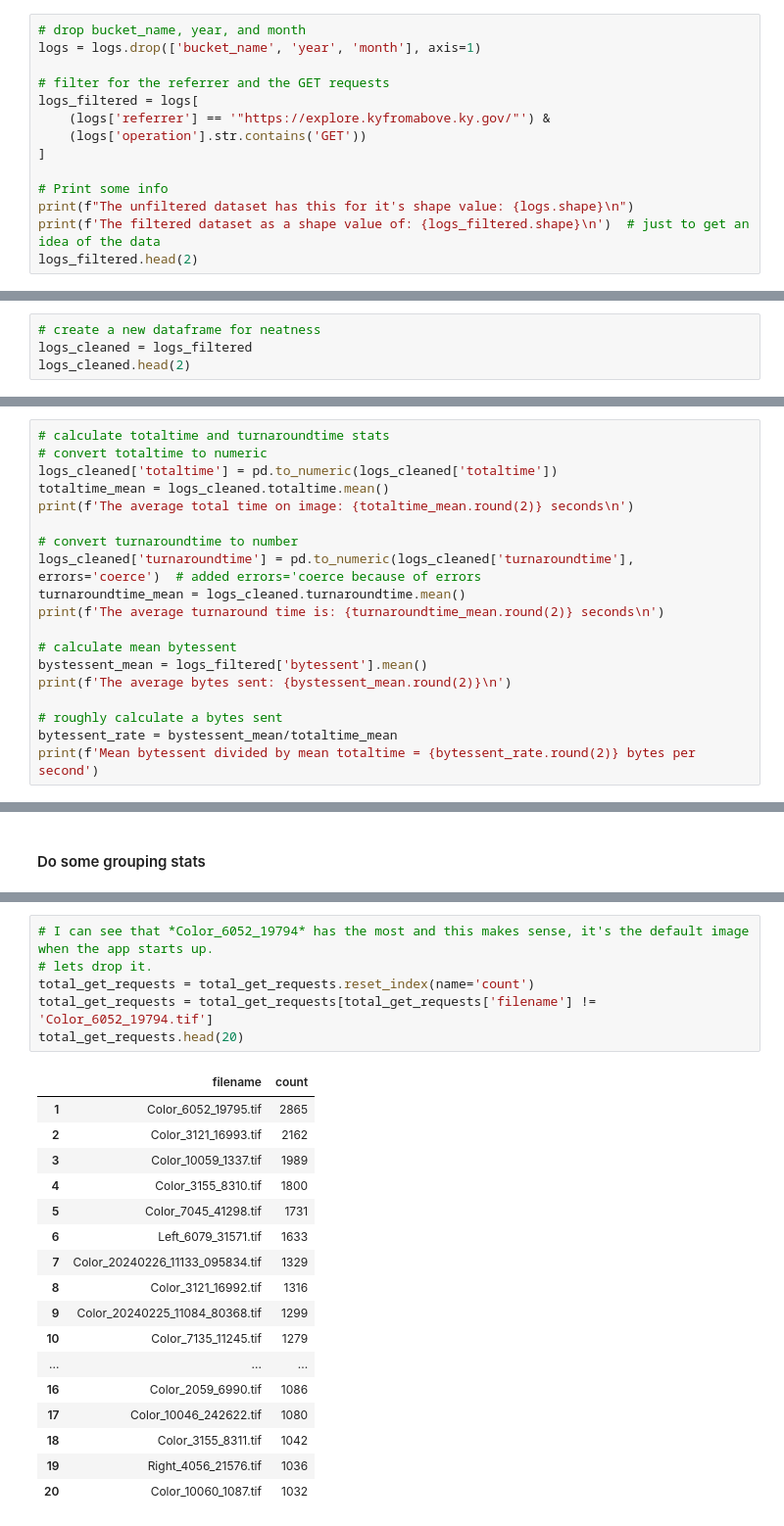
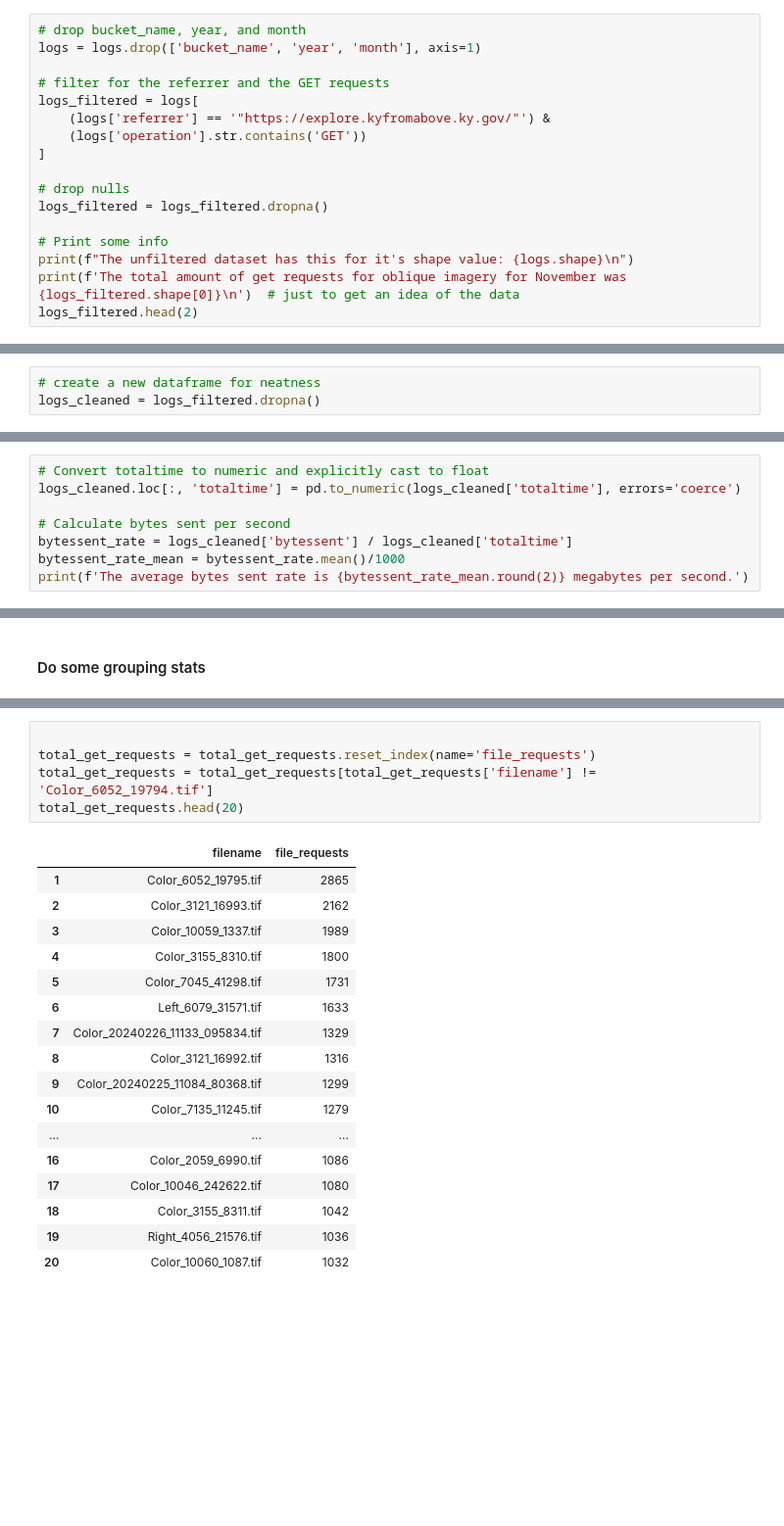
Before and after one commit to ianhorn/codeky-da-module2-project, a Jupyter notebook: data-project.ipynb, the cells around one changed output, grey strips where cells are left out. Shown: that part at 98% size. Drawn from its saved outputs; the diff is of its cells as text; blank space fills up the shorter version.

```diff
--- a/data-project.ipynb
+++ b/data-project.ipynb
@@ -83,9 +85,12 @@ logs_filtered = logs[
     (logs['operation'].str.contains('GET'))
 ]
 
+# drop nulls
+logs_filtered = logs_filtered.dropna()
+
 # Print some info
 print(f"The unfiltered dataset has this for it's shape value: {logs.shape}\n")
-print(f'The filtered dataset as a shape value of: {logs_filtered.shape}\n')  # just to get an idea of the data
+print(f'The total amount of get requests for oblique imagery for November was {logs_filtered.shape[0]}\n')  # just to get an idea of the data
 logs_filtered.head(2)
 # %% [output]
 The unfiltered dataset has this for it's shape value: (6612895, 23)
@@ -192,4 +197,3 @@ Name: filename, dtype: object
 # %%
 # create a new dataframe for neatness
-logs_cleaned = logs_filtered
-logs_cleaned.head(2)
+logs_cleaned = logs_filtered.dropna()
@@ -201,22 +201,3 @@ logs_cleaned.head(2)
 ---
 
 ### Calculate some values for different columns
-# %%
-# calculate totaltime and turnaroundtime stats
-# convert totaltime to numeric
-logs_cleaned['totaltime'] = pd.to_numeric(logs_cleaned['totaltime'])
-totaltime_mean = logs_cleaned.totaltime.mean()
-print(f'The average total time on image: {totaltime_mean.round(2)} seconds\n')
-
-# convert turnaroundtime to number
-logs_cleaned['turnaroundtime'] = pd.to_numeric(logs_cleaned['turnaroundtime'], errors='coerce')  # added errors='coerce because of errors
-turnaroundtime_mean = logs_cleaned.turnaroundtime.mean()
-print(f'The average turnaround time is: {turnaroundtime_mean.round(2)} seconds\n')
-
-# calculate mean bytessent
-bystessent_mean = logs_filtered['bytessent'].mean()
-print(f'The average bytes sent: {bystessent_mean.round(2)}\n')
-
-# roughly calculate a bytes sent
-bytessent_rate = bystessent_mean/totaltime_mean
-print(f'Mean bytessent divided by mean totaltime = {bytessent_rate.round(2)} bytes per second')
@@ -230,0 +204,8 @@ Mean bytessent divided by mean totaltime = 1780.62 bytes per second
+# %%
+# Convert totaltime to numeric and explicitly cast to float
+logs_cleaned.loc[:, 'totaltime'] = pd.to_numeric(logs_cleaned['totaltime'], errors='coerce')
+
+# Calculate bytes sent per second
+bytessent_rate = logs_cleaned['bytessent'] / logs_cleaned['totaltime']
+bytessent_rate_mean = bytessent_rate.mean()/1000
+print(f'The average bytes sent rate is {bytessent_rate_mean.round(2)} megabytes per second.')
@@ -255,11 +241,10 @@ dtype: int64
 # %%
-# I can see that *Color_6052_19794* has the most and this makes sense, it's the default image when the app starts up.
-# lets drop it.
-total_get_requests = total_get_requests.reset_index(name='count')
+
+total_get_requests = total_get_requests.reset_index(name='file_requests')
 total_get_requests = total_get_requests[total_get_requests['filename'] != 'Color_6052_19794.tif']
 total_get_requests.head(20)
 # %% [output]
-|  | filename | count |
+|  | filename | file_requests |
 | 1 | Color_6052_19795.tif | 2865 |
 | 2 | Color_3121_16993.tif | 2162 |
 | 3 | Color_10059_1337.tif | 1989 |
```
Also changed, not shown: parts of 20 cells of this notebook.
